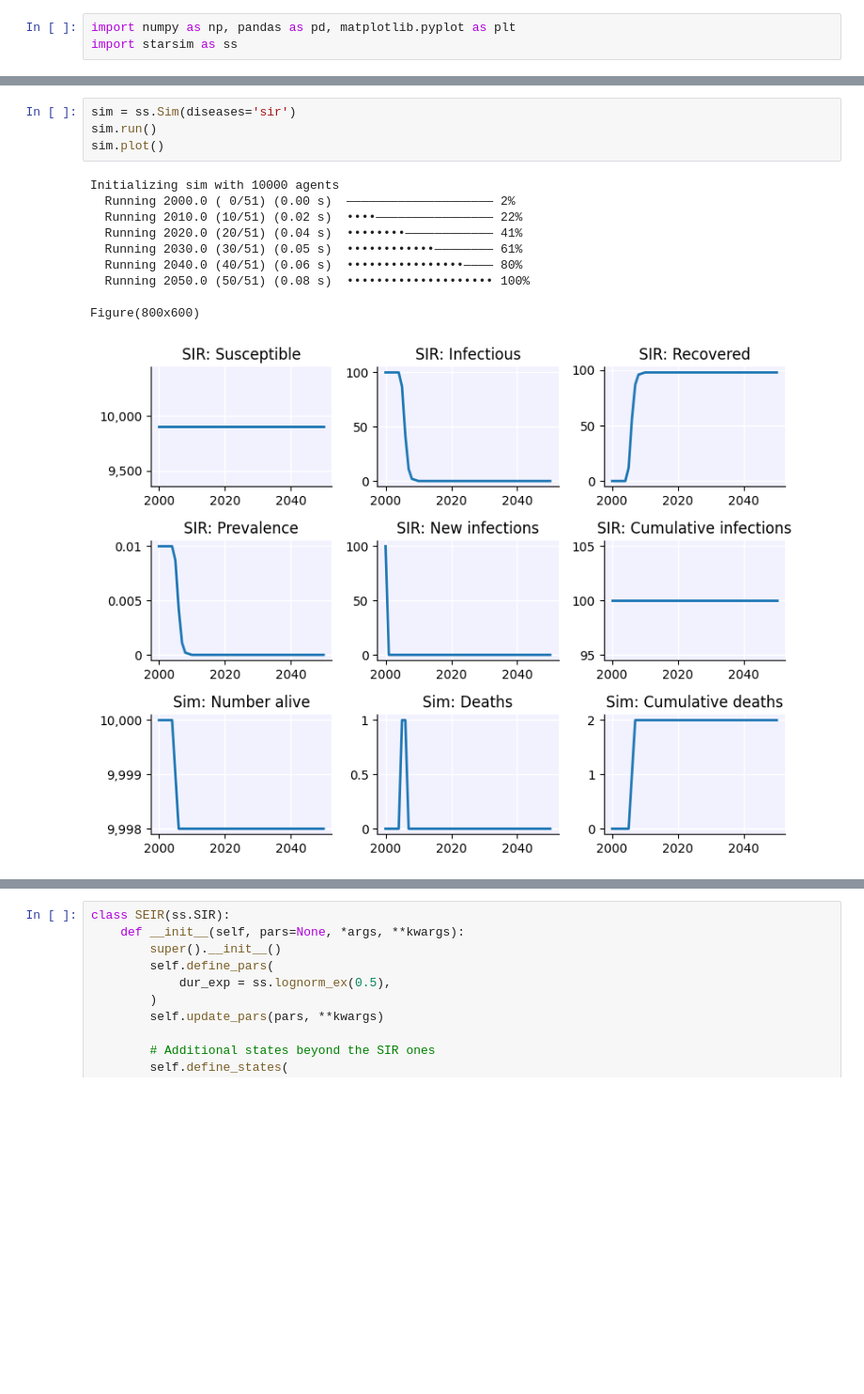
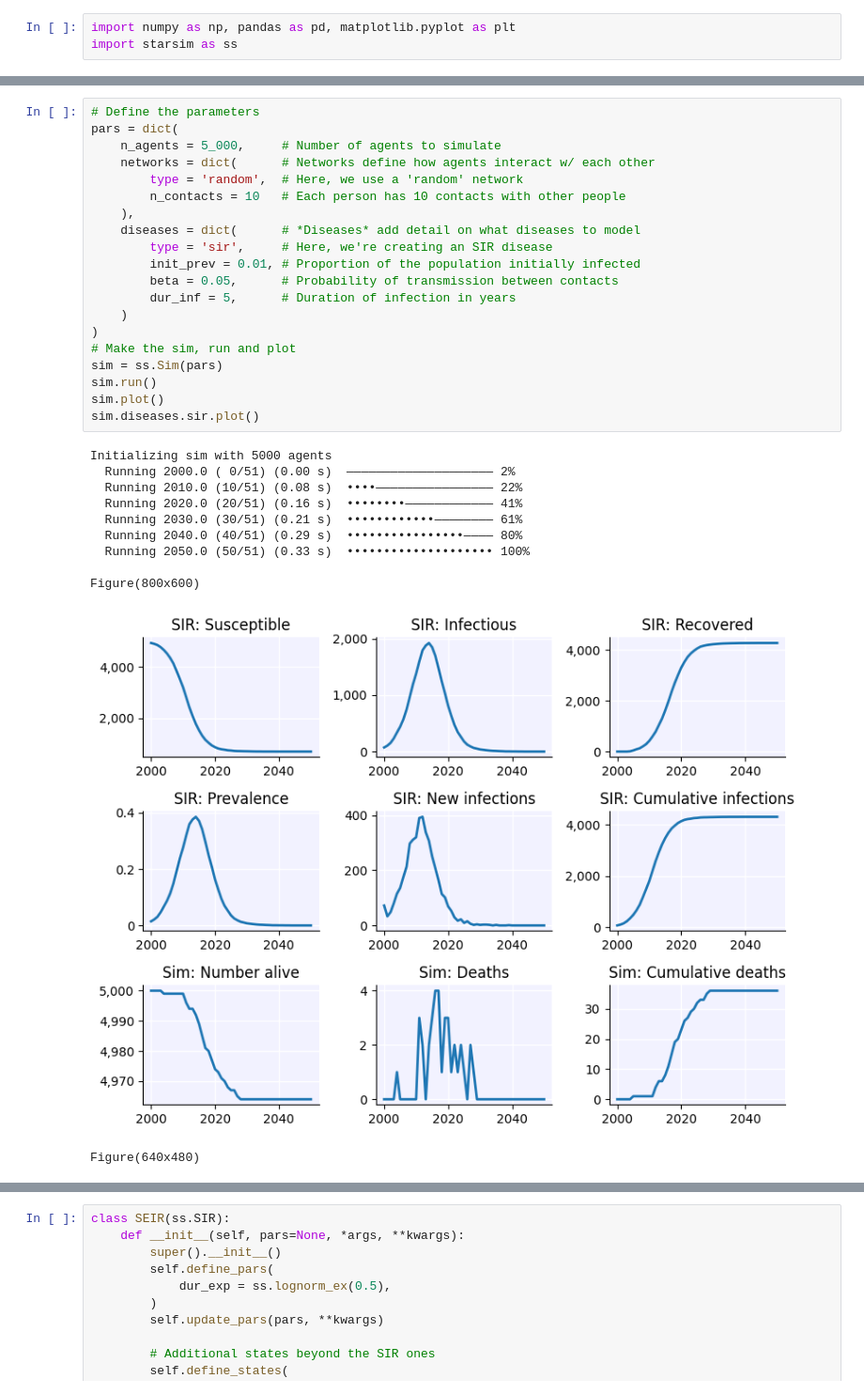
Before and after one commit to aflaxman/learning-about-transformers-for-epidemic-forecasting, a Jupyter notebook: week-01/seir_simulator.ipynb, the cells around one changed output, grey strips where cells are left out. Shown at 94% size. Drawn from its saved outputs; the diff is of its cells as text; blank space fills up the shorter version.

```diff
--- a/week-01/seir_simulator.ipynb
+++ b/week-01/seir_simulator.ipynb
@@ -10,15 +26,32 @@ import starsim as ss
 # %%
-sim = ss.Sim(diseases='sir')
+# Define the parameters
+pars = dict(
+    n_agents = 5_000,     # Number of agents to simulate
+    networks = dict(      # Networks define how agents interact w/ each other
+        type = 'random',  # Here, we use a 'random' network
+        n_contacts = 10   # Each person has 10 contacts with other people
+    ),
+    diseases = dict(      # *Diseases* add detail on what diseases to model
+        type = 'sir',     # Here, we're creating an SIR disease
+        init_prev = 0.01, # Proportion of the population initially infected
+        beta = 0.05,      # Probability of transmission between contacts
+        dur_inf = 5,      # Duration of infection in years
+    )
+)
+# Make the sim, run and plot
+sim = ss.Sim(pars)
 sim.run()
 sim.plot()
+sim.diseases.sir.plot()
 # %% [output]
-Initializing sim with 10000 agents
+Initializing sim with 5000 agents
   Running 2000.0 ( 0/51) (0.00 s)  ———————————————————— 2%
-  Running 2010.0 (10/51) (0.02 s)  ••••———————————————— 22%
-  Running 2020.0 (20/51) (0.04 s)  ••••••••———————————— 41%
-  Running 2030.0 (30/51) (0.05 s)  ••••••••••••———————— 61%
-  Running 2040.0 (40/51) (0.06 s)  ••••••••••••••••———— 80%
-  Running 2050.0 (50/51) (0.08 s)  •••••••••••••••••••• 100%
+  Running 2010.0 (10/51) (0.08 s)  ••••———————————————— 22%
+  Running 2020.0 (20/51) (0.16 s)  ••••••••———————————— 41%
+  Running 2030.0 (30/51) (0.21 s)  ••••••••••••———————— 61%
+  Running 2040.0 (40/51) (0.29 s)  ••••••••••••••••———— 80%
+  Running 2050.0 (50/51) (0.33 s)  •••••••••••••••••••• 100%
 
 Figure(800x600)
-[figure, old version]
+[figure, new version]
+Figure(640x480)
```
Also changed, not shown: parts of 18 cells of this notebook, 1 other file.
